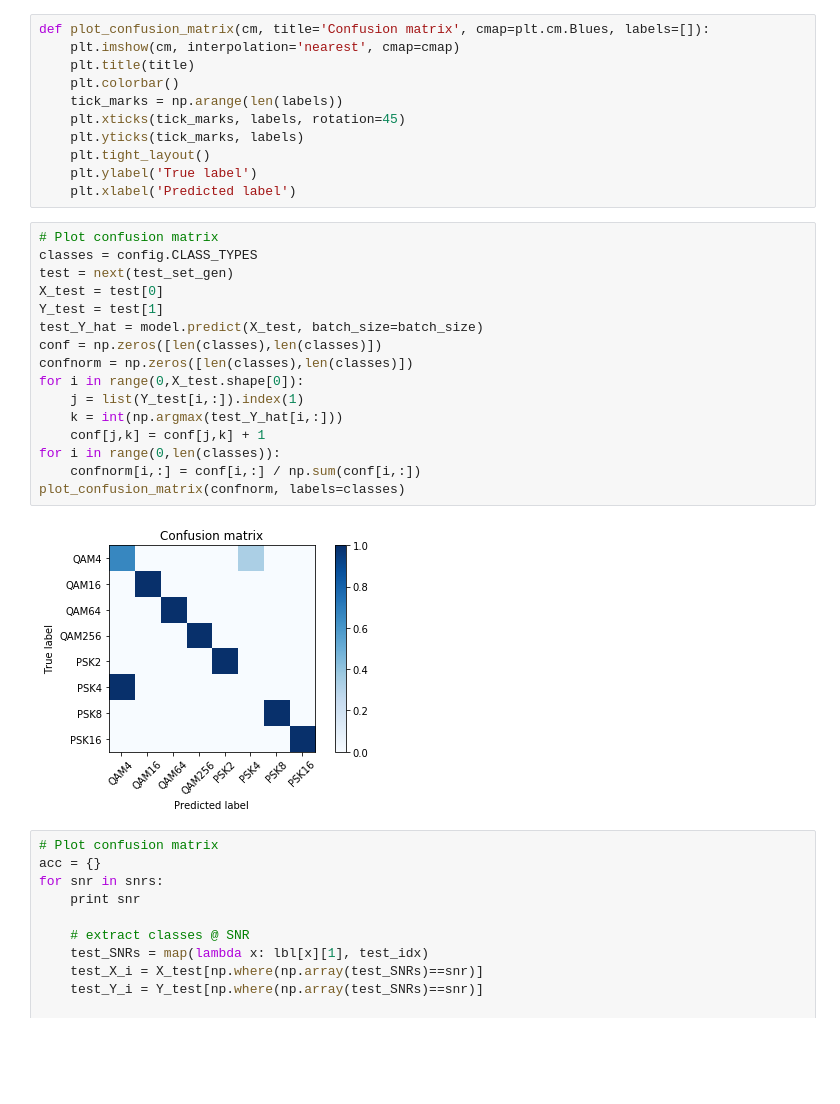
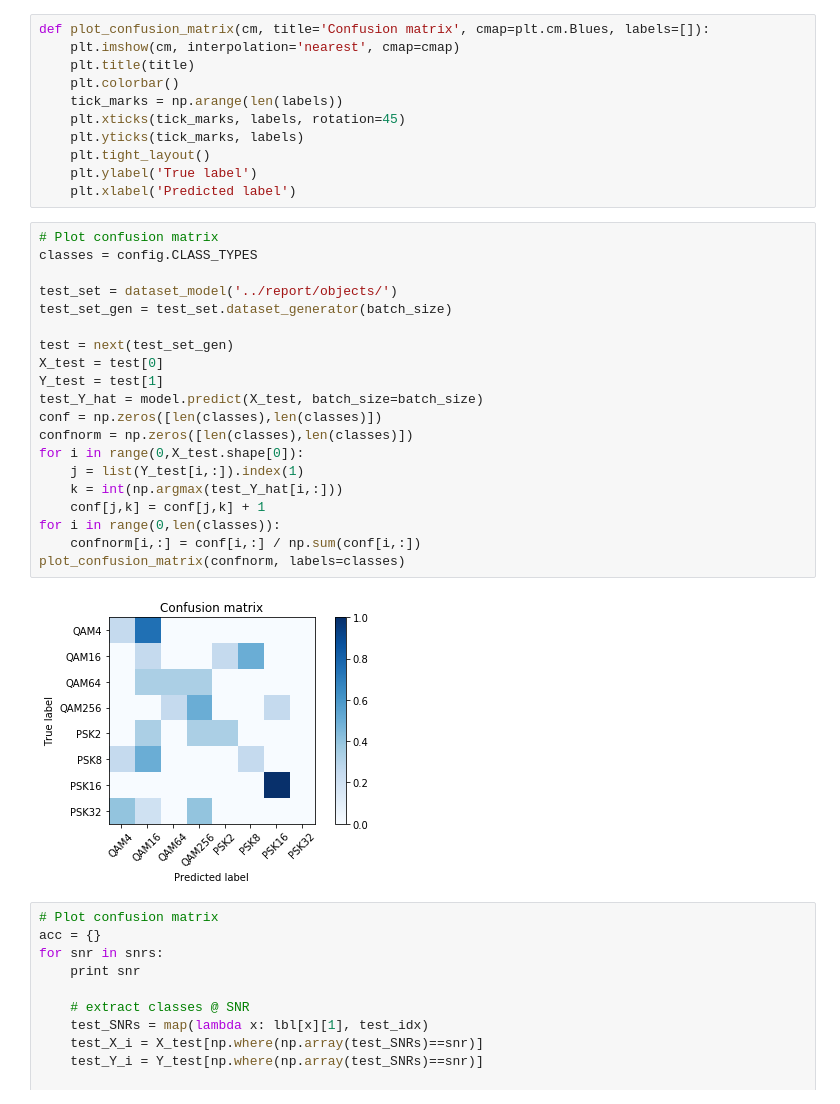
Before and after one commit to peteryej/spectrumproj, a Jupyter notebook: NewSpectrumCNN.ipynb, the cells around one changed output. Cells and saved outputs as stored; diff of their text form; blank space fills up the shorter version.

```diff
--- a/NewSpectrumCNN.ipynb
+++ b/NewSpectrumCNN.ipynb
@@ -303,21 +310,25 @@ def plot_confusion_matrix(cm, title='Confusion matrix', cmap=plt.cm.Blues, label
 # %%
 # Plot confusion matrix
 classes = config.CLASS_TYPES
+
+test_set = dataset_model('../report/objects/')
+test_set_gen = test_set.dataset_generator(batch_size)
+
 test = next(test_set_gen)
 X_test = test[0]
 Y_test = test[1]
 test_Y_hat = model.predict(X_test, batch_size=batch_size)
 conf = np.zeros([len(classes),len(classes)])
 confnorm = np.zeros([len(classes),len(classes)])
 for i in range(0,X_test.shape[0]):
     j = list(Y_test[i,:]).index(1)
     k = int(np.argmax(test_Y_hat[i,:]))
     conf[j,k] = conf[j,k] + 1
 for i in range(0,len(classes)):
     confnorm[i,:] = conf[i,:] / np.sum(conf[i,:])
 plot_confusion_matrix(confnorm, labels=classes)
 # %% [output]
-[figure, old version]
+[figure, new version]
 # %%
 # Plot confusion matrix
 acc = {}
```
Also changed, not shown: parts of 6 cells of this notebook, 10 other files.
